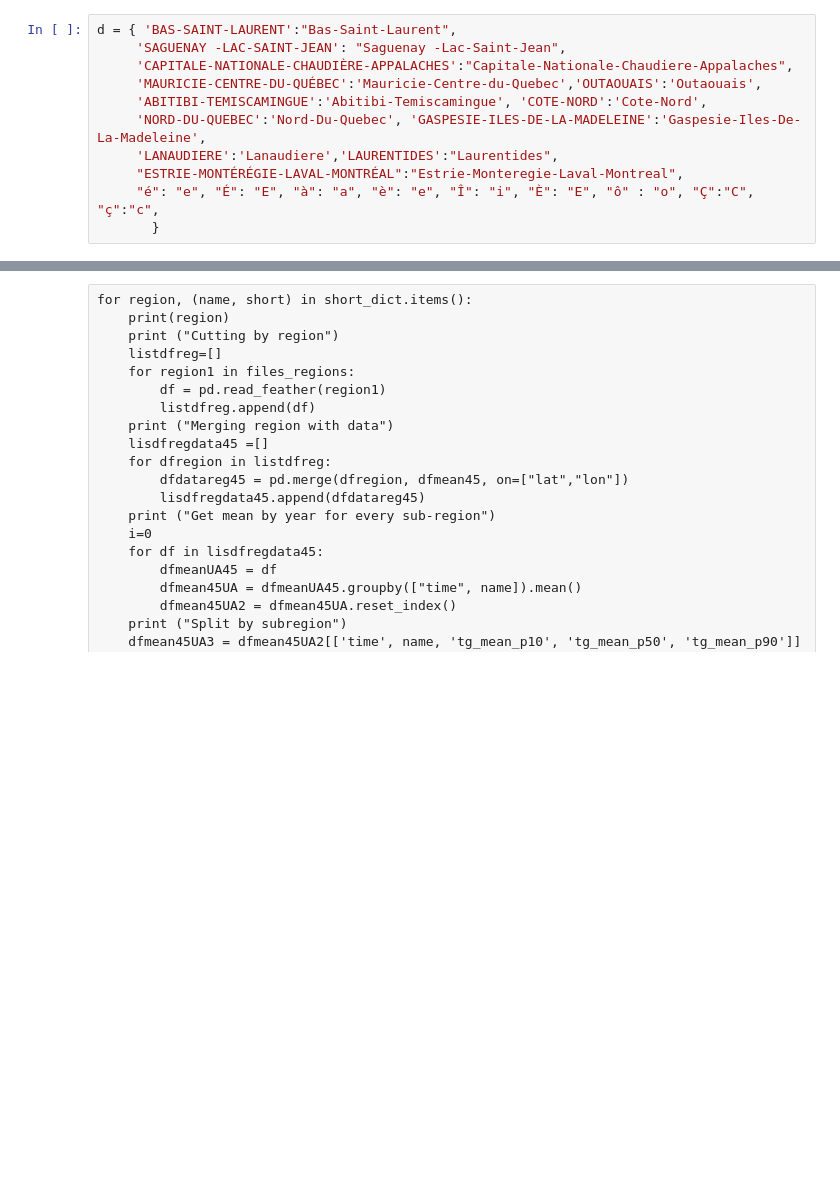
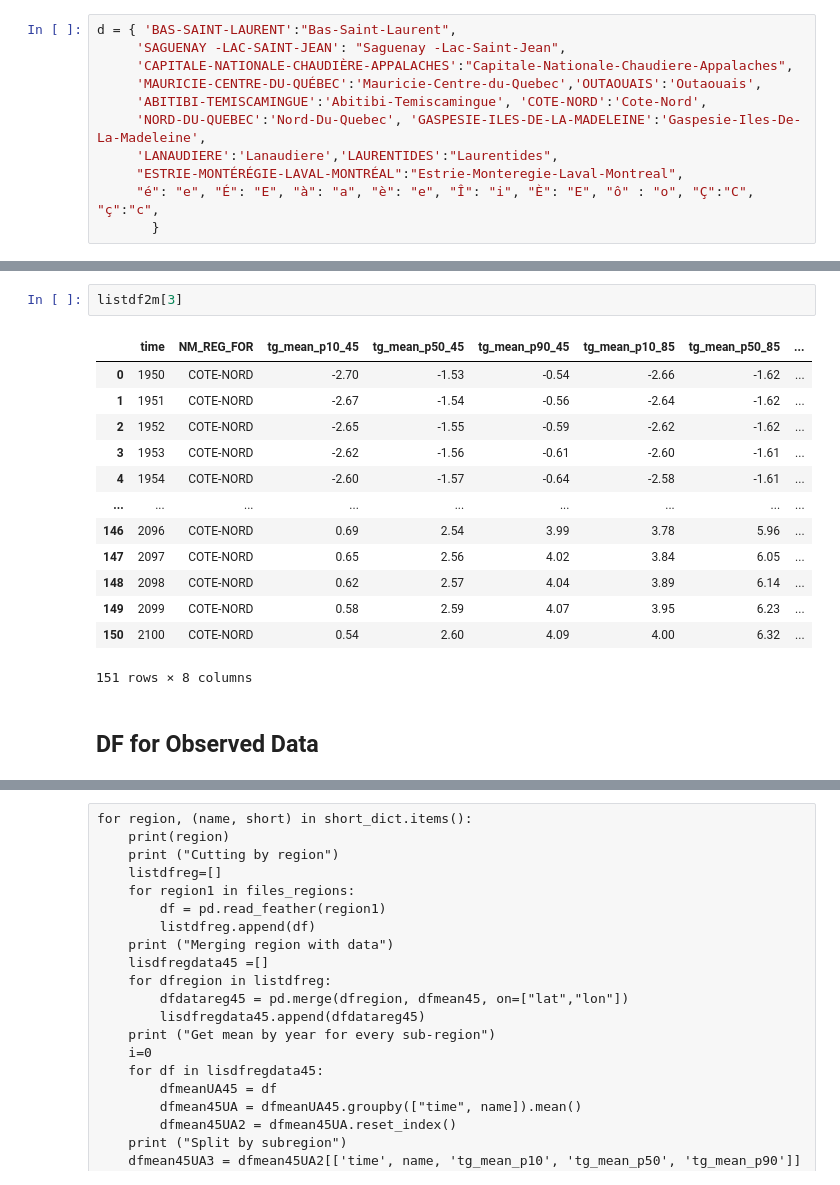
Before and after one commit to Ouranosinc/PortraitsClimMFFP, a Jupyter notebook: Data Processing Jupyter Notebooks/DF for Figure in R Temperature annual all regions.ipynb, the cells around one changed output, grey strips where cells are left out. Saved outputs shown, nothing was run; the diff lists cells and outputs as text; blank space fills up the shorter version.

```diff
--- a/Data Processing Jupyter Notebooks/DF for Figure in R Temperature annual all regions.ipynb
+++ b/Data Processing Jupyter Notebooks/DF for Figure in R Temperature annual all regions.ipynb
@@ -507,0 +315,18 @@ for region, (name, short) in short_dict.items():
+# %%
+listdf2m[3]
+# %% [output]
+|  | time | NM_REG_FOR | tg_mean_p10_45 | tg_mean_p50_45 | tg_mean_p90_45 | tg_mean_p10_85 | tg_mean_p50_85 | ... |
+| 0 | 1950 | COTE-NORD | -2.70 | -1.53 | -0.54 | -2.66 | -1.62 | ... |
+| 1 | 1951 | COTE-NORD | -2.67 | -1.54 | -0.56 | -2.64 | -1.62 | ... |
+| 2 | 1952 | COTE-NORD | -2.65 | -1.55 | -0.59 | -2.62 | -1.62 | ... |
+| 3 | 1953 | COTE-NORD | -2.62 | -1.56 | -0.61 | -2.60 | -1.61 | ... |
+| 4 | 1954 | COTE-NORD | -2.60 | -1.57 | -0.64 | -2.58 | -1.61 | ... |
+| ... | ... | ... | ... | ... | ... | ... | ... | ... |
+| 146 | 2096 | COTE-NORD | 0.69 | 2.54 | 3.99 | 3.78 | 5.96 | ... |
+| 147 | 2097 | COTE-NORD | 0.65 | 2.56 | 4.02 | 3.84 | 6.05 | ... |
+| 148 | 2098 | COTE-NORD | 0.62 | 2.57 | 4.04 | 3.89 | 6.14 | ... |
+| 149 | 2099 | COTE-NORD | 0.58 | 2.59 | 4.07 | 3.95 | 6.23 | ... |
+| 150 | 2100 | COTE-NORD | 0.54 | 2.60 | 4.09 | 4.00 | 6.32 | ... |
+151 rows × 8 columns
+# %% [markdown]
+## DF for Observed Data
```
Also changed, not shown: parts of 51 cells of this notebook.
